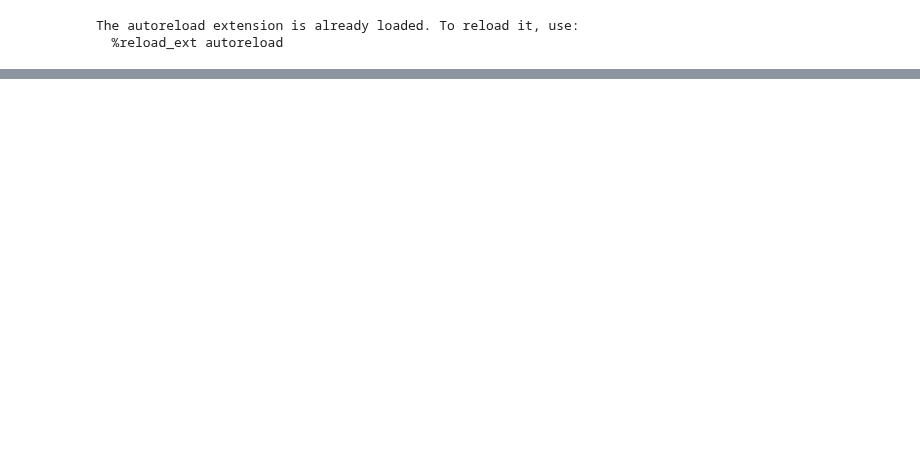
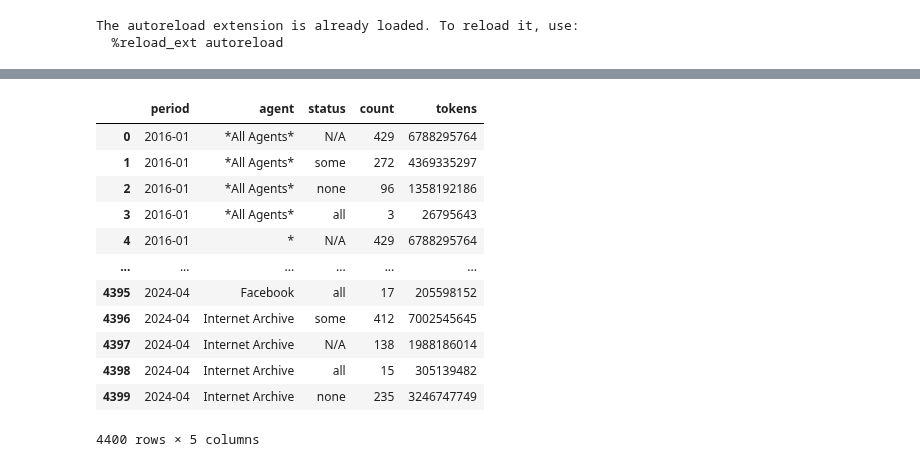
Before and after one commit to Data-Provenance-Initiative/Data-Provenance-Collection, a Jupyter notebook: src/analysis/robots_analysis.ipynb, the cells around one changed output, grey strips where cells are left out. Cells and saved outputs as stored; diff of their text form; code cells hidden in the pictures; blank space fills up the shorter version.

```diff
--- a/src/analysis/robots_analysis.ipynb
+++ b/src/analysis/robots_analysis.ipynb
@@ -86,0 +71,8 @@ def find_closest_time_key(dates, target_period, direction):
+# %%
+agent_groups_to_track = robots_util.get_bot_groups()
+agents_to_track = robots_util.get_bots()
+# {URL --> Date --> Agent --> Status}
+url_robots_summary = robots_util.compute_url_date_agent_status(
+    data=joined_robots,
+    # relevant_agents=agents_to_track)
+    relevant_agents=[v for vs in agent_groups_to_track.values() for v in vs])
@@ -155,0 +197,16 @@ summary_df = pd.DataFrame(summary_df_list)
+# %%
+robots_temporal_head_summary
+# %% [output]
+|  | period | agent | status | count | tokens |
+| 0 | 2016-01 | *All Agents* | N/A | 429 | 6788295764 |
+| 1 | 2016-01 | *All Agents* | some | 272 | 4369335297 |
+| 2 | 2016-01 | *All Agents* | none | 96 | 1358192186 |
+| 3 | 2016-01 | *All Agents* | all | 3 | 26795643 |
+| 4 | 2016-01 | * | N/A | 429 | 6788295764 |
+| ... | ... | ... | ... | ... | ... |
+| 4395 | 2024-04 | Facebook | all | 17 | 205598152 |
+| 4396 | 2024-04 | Internet Archive | some | 412 | 7002545645 |
+| 4397 | 2024-04 | Internet Archive | N/A | 138 | 1988186014 |
+| 4398 | 2024-04 | Internet Archive | all | 15 | 305139482 |
+| 4399 | 2024-04 | Internet Archive | none | 235 | 3246747749 |
+4400 rows × 5 columns
```
Also changed, not shown: parts of 21 cells of this notebook, 1 other file.
